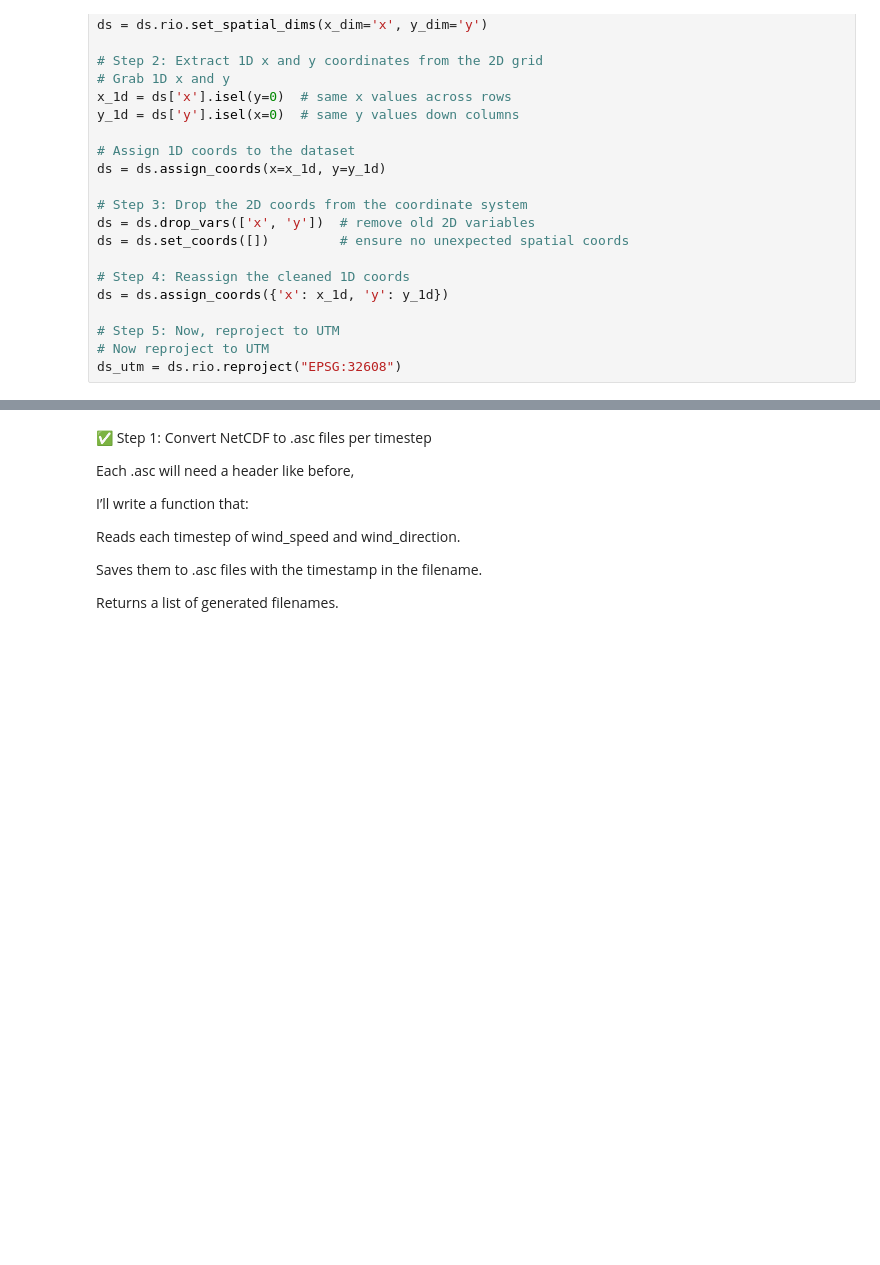
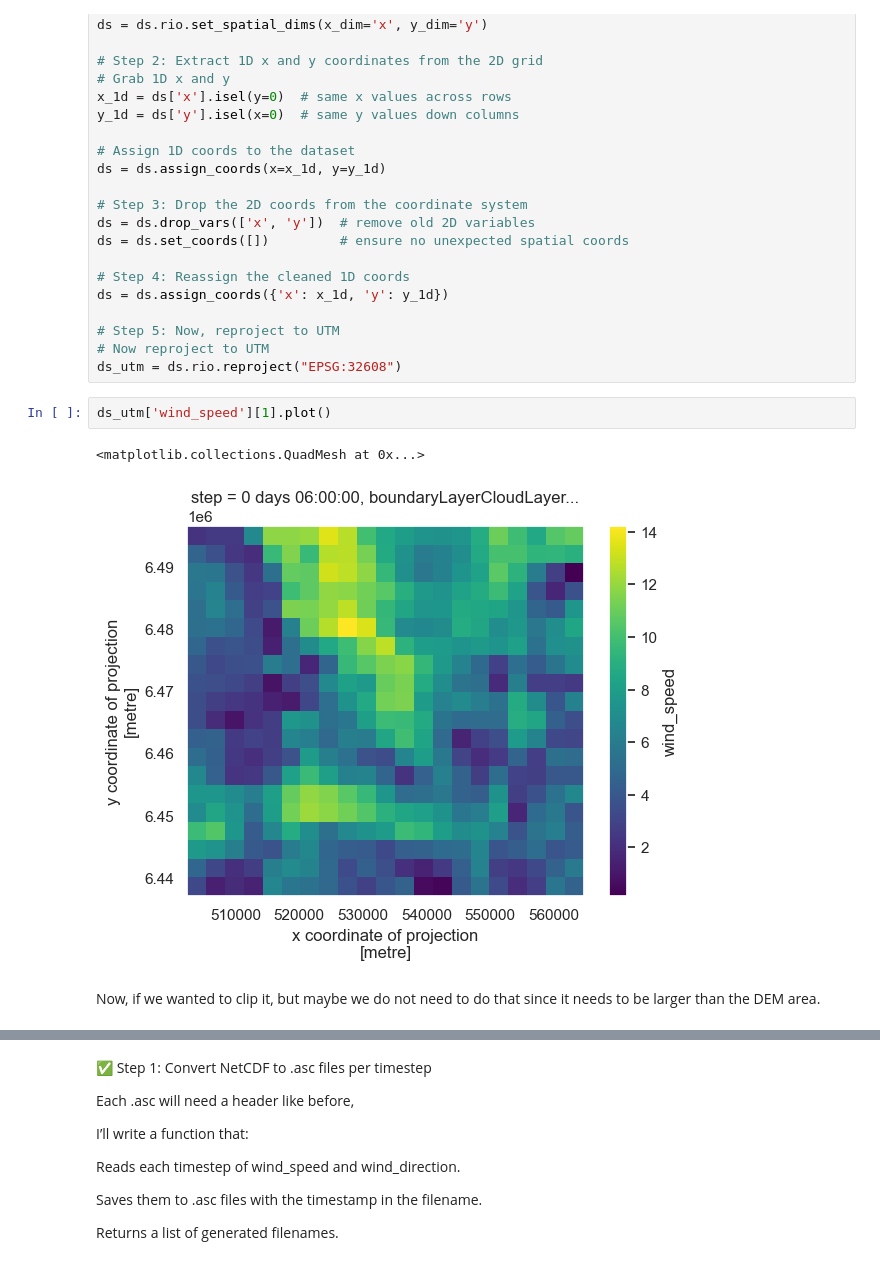
Before and after one commit to cassielumbrazo/snow_modeling_point, a Jupyter notebook: 3_create_wind_ninja_input.ipynb, the cells around one changed output, grey strips where cells are left out. Drawn from its saved outputs; the diff is of its cells as text; blank space fills up the shorter version.

Commit message:
got wind ninja running and starting to read output in python

```diff
--- a/3_create_wind_ninja_input.ipynb
+++ b/3_create_wind_ninja_input.ipynb
@@ -115,4 +115,11 @@ ds = ds.assign_coords({'x': x_1d, 'y': y_1d})
 # Step 5: Now, reproject to UTM
 # Now reproject to UTM
 ds_utm = ds.rio.reproject("EPSG:32608")
+# %%
+ds_utm['wind_speed'][1].plot()
+# %% [output]
+<matplotlib.collections.QuadMesh at 0x...>
+[figure, added]
+# %% [markdown]
+Now, if we wanted to clip it, but maybe we do not need to do that since it needs to be larger than the DEM area.
 # %%
```
Also changed, not shown: parts of 11 cells of this notebook.
